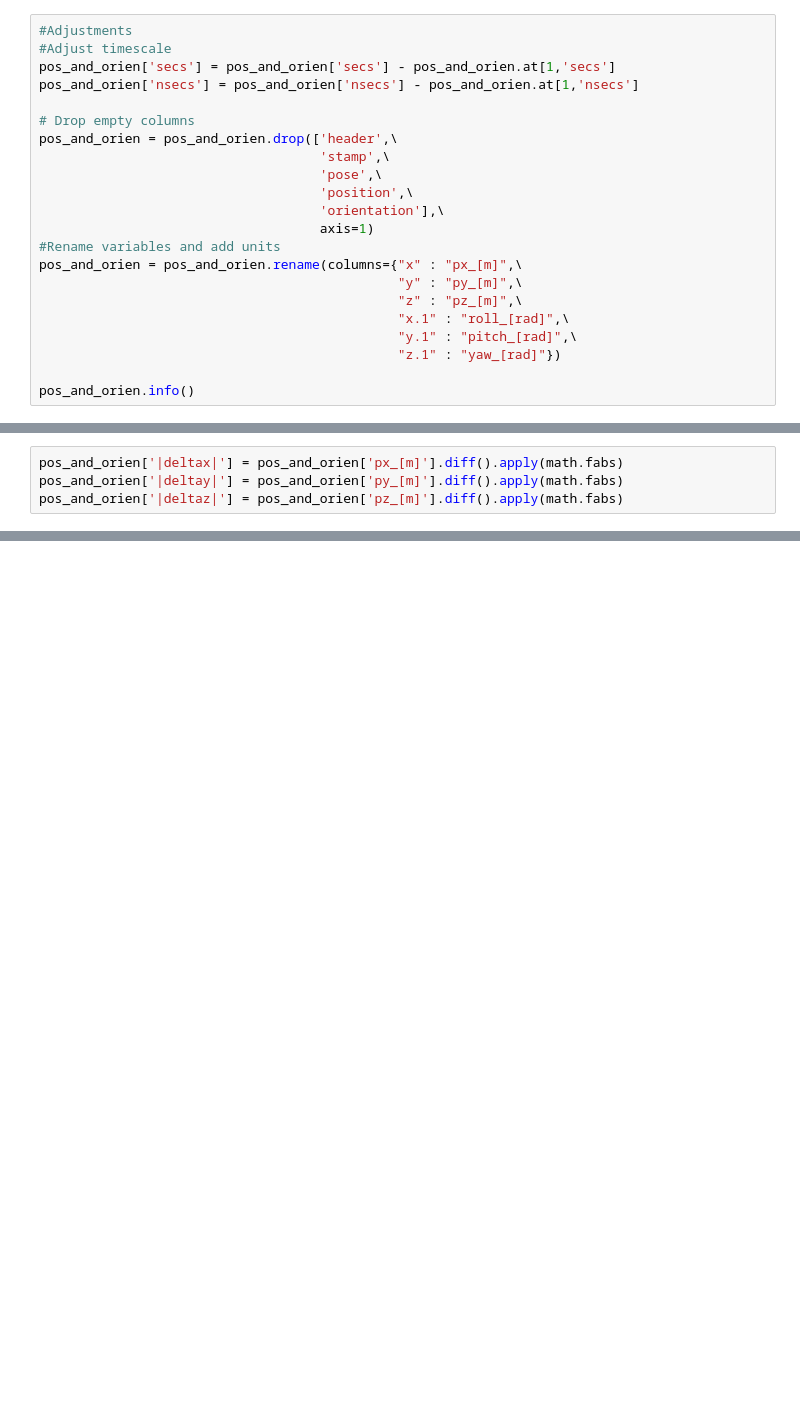
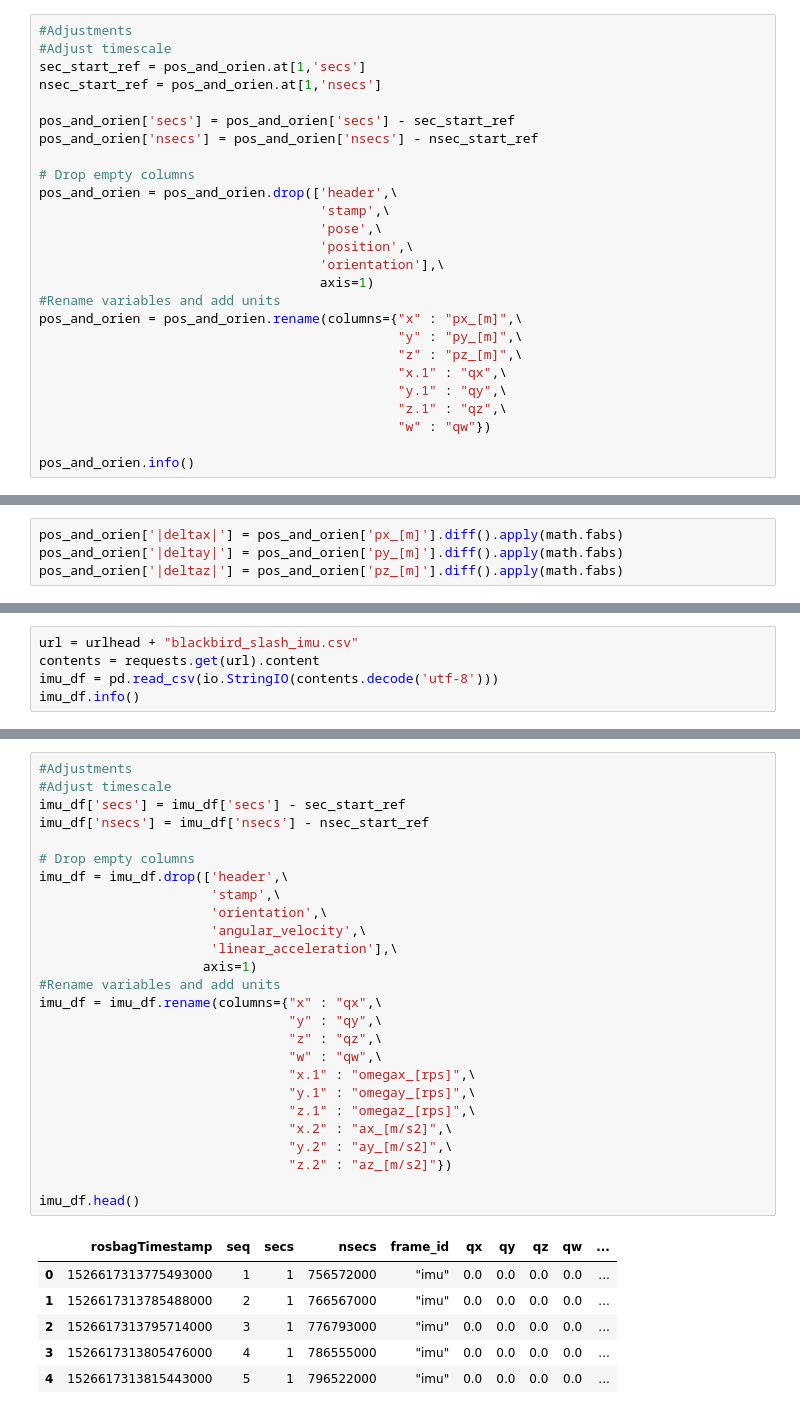
Before and after one commit to p678m854/EECS-Masters, a Jupyter notebook: notebooks/Blackbird Dataset.ipynb, the cells around one changed output, grey strips where cells are left out. Cells and saved outputs as stored; diff of their text form; blank space fills up the shorter version.

```diff
--- a/notebooks/Blackbird Dataset.ipynb
+++ b/notebooks/Blackbird Dataset.ipynb
@@ -46,8 +57,11 @@ memory usage: 10.0+ MB
 # %%
 #Adjustments
 #Adjust timescale
-pos_and_orien['secs'] = pos_and_orien['secs'] - pos_and_orien.at[1,'secs']
-pos_and_orien['nsecs'] = pos_and_orien['nsecs'] - pos_and_orien.at[1,'nsecs']
+sec_start_ref = pos_and_orien.at[1,'secs']
+nsec_start_ref = pos_and_orien.at[1,'nsecs']
+
+pos_and_orien['secs'] = pos_and_orien['secs'] - sec_start_ref
+pos_and_orien['nsecs'] = pos_and_orien['nsecs'] - nsec_start_ref
 
 # Drop empty columns
 pos_and_orien = pos_and_orien.drop(['header',\
@@ -60,9 +74,10 @@ pos_and_orien = pos_and_orien.drop(['header',\
 pos_and_orien = pos_and_orien.rename(columns={"x" : "px_[m]",\
                                               "y" : "py_[m]",\
                                               "z" : "pz_[m]",\
-                                              "x.1" : "roll_[rad]",\
-                                              "y.1" : "pitch_[rad]",\
-                                              "z.1" : "yaw_[rad]"})
+                                              "x.1" : "qx",\
+                                              "y.1" : "qy",\
+                                              "z.1" : "qz",\
+                                              "w" : "qw"})
 
 pos_and_orien.info()
 # %% [output]
@@ -160,0 +191,5 @@ plt.show()
+# %%
+url = urlhead + "blackbird_slash_imu.csv"
+contents = requests.get(url).content
+imu_df = pd.read_csv(io.StringIO(contents.decode('utf-8')))
+imu_df.info()
@@ -160,0 +214,33 @@ plt.show()
+# %%
+#Adjustments
+#Adjust timescale
+imu_df['secs'] = imu_df['secs'] - sec_start_ref
+imu_df['nsecs'] = imu_df['nsecs'] - nsec_start_ref
+
+# Drop empty columns
+imu_df = imu_df.drop(['header',\
+                      'stamp',\
+                      'orientation',\
+                      'angular_velocity',\
+                      'linear_acceleration'],\
+                     axis=1)
+#Rename variables and add units
+imu_df = imu_df.rename(columns={"x" : "qx",\
+                                "y" : "qy",\
+                                "z" : "qz",\
+                                "w" : "qw",\
+                                "x.1" : "omegax_[rps]",\
+                                "y.1" : "omegay_[rps]",\
+                                "z.1" : "omegaz_[rps]",\
+                                "x.2" : "ax_[m/s2]",\
+                                "y.2" : "ay_[m/s2]",\
+                                "z.2" : "az_[m/s2]"})
+
+imu_df.head()
+# %% [output]
+|  | rosbagTimestamp | seq | secs | nsecs | frame_id | qx | qy | qz | qw | ... |
+| 0 | 1526617313775493000 | 1 | 1 | 756572000 | "imu" | 0.0 | 0.0 | 0.0 | 0.0 | ... |
+| 1 | 1526617313785488000 | 2 | 1 | 766567000 | "imu" | 0.0 | 0.0 | 0.0 | 0.0 | ... |
+| 2 | 1526617313795714000 | 3 | 1 | 776793000 | "imu" | 0.0 | 0.0 | 0.0 | 0.0 | ... |
+| 3 | 1526617313805476000 | 4 | 1 | 786555000 | "imu" | 0.0 | 0.0 | 0.0 | 0.0 | ... |
+| 4 | 1526617313815443000 | 5 | 1 | 796522000 | "imu" | 0.0 | 0.0 | 0.0 | 0.0 | ... |
```
Also changed, not shown: parts of 7 cells of this notebook.
